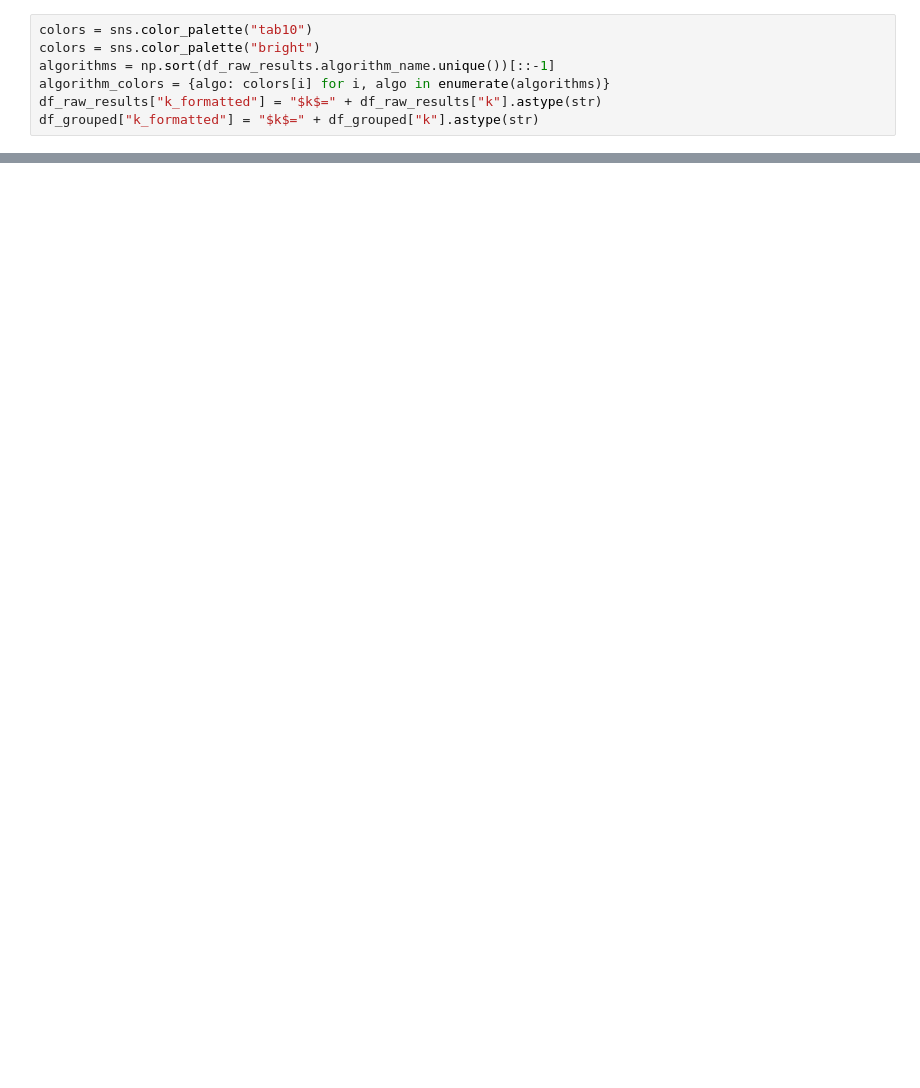
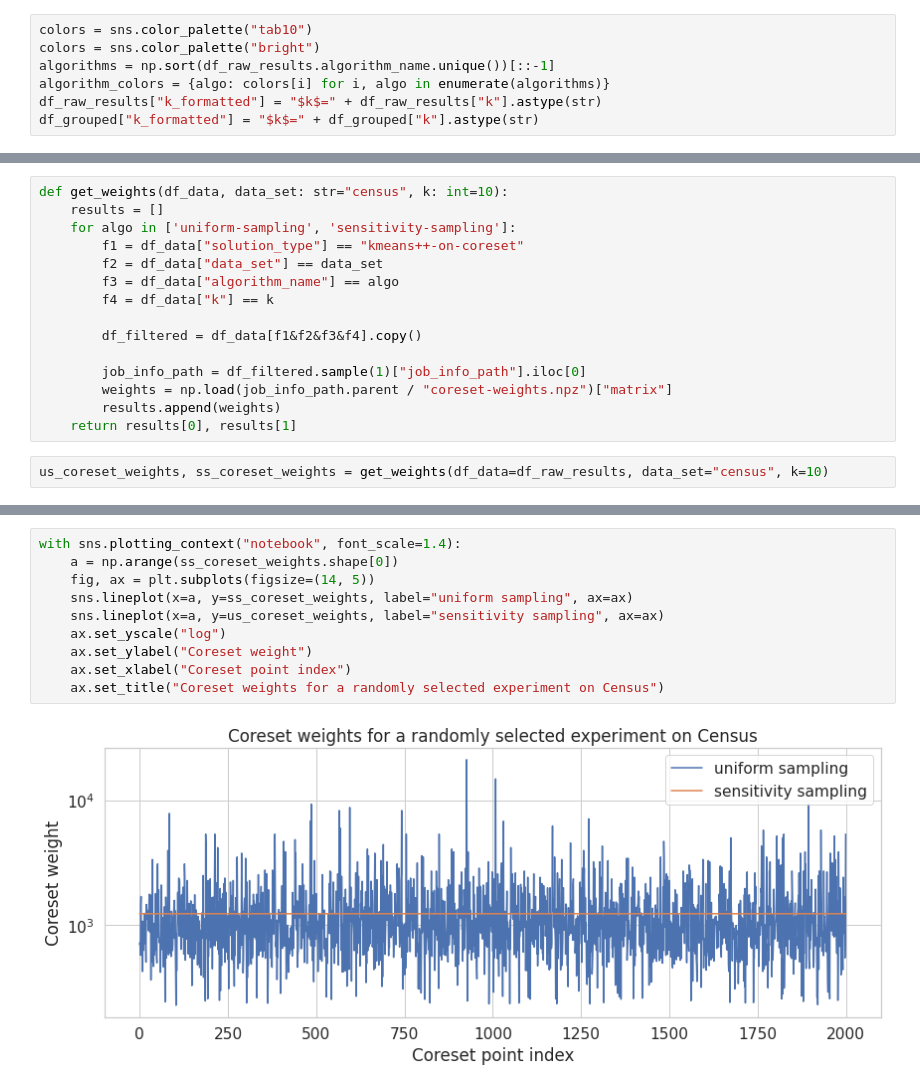
Before and after one commit to sheikhomar/yace, a Jupyter notebook: notebooks/05-results-real-world-data-sets.ipynb, the cells around one changed output, grey strips where cells are left out. Cells and saved outputs as stored; diff of their text form; blank space fills up the shorter version.

```diff
--- a/notebooks/05-results-real-world-data-sets.ipynb
+++ b/notebooks/05-results-real-world-data-sets.ipynb
@@ -142,0 +130,17 @@ fig.subplots_adjust(wspace=0.01)
+# %%
+def get_weights(df_data, data_set: str="census", k: int=10):
+    results = []
+    for algo in ['uniform-sampling', 'sensitivity-sampling']:
+        f1 = df_data["solution_type"] == "kmeans++-on-coreset"
+        f2 = df_data["data_set"] == data_set
+        f3 = df_data["algorithm_name"] == algo
+        f4 = df_data["k"] == k
+
+        df_filtered = df_data[f1&f2&f3&f4].copy()
+
+        job_info_path = df_filtered.sample(1)["job_info_path"].iloc[0]
+        weights = np.load(job_info_path.parent / "coreset-weights.npz")["matrix"]
+        results.append(weights)
+    return results[0], results[1]
+# %%
+us_coreset_weights, ss_coreset_weights = get_weights(df_data=df_raw_results, data_set="census", k=10)
@@ -142,0 +151,12 @@ fig.subplots_adjust(wspace=0.01)
+# %%
+with sns.plotting_context("notebook", font_scale=1.4):
+    a = np.arange(ss_coreset_weights.shape[0])
+    fig, ax = plt.subplots(figsize=(14, 5))
+    sns.lineplot(x=a, y=ss_coreset_weights, label="uniform sampling", ax=ax)
+    sns.lineplot(x=a, y=us_coreset_weights, label="sensitivity sampling", ax=ax)
+    ax.set_yscale("log")
+    ax.set_ylabel("Coreset weight")
+    ax.set_xlabel("Coreset point index")
+    ax.set_title("Coreset weights for a randomly selected experiment on Census")
+# %% [output]
+[figure, added]
```
Also changed, not shown: parts of 9 cells of this notebook, 2 other files.
